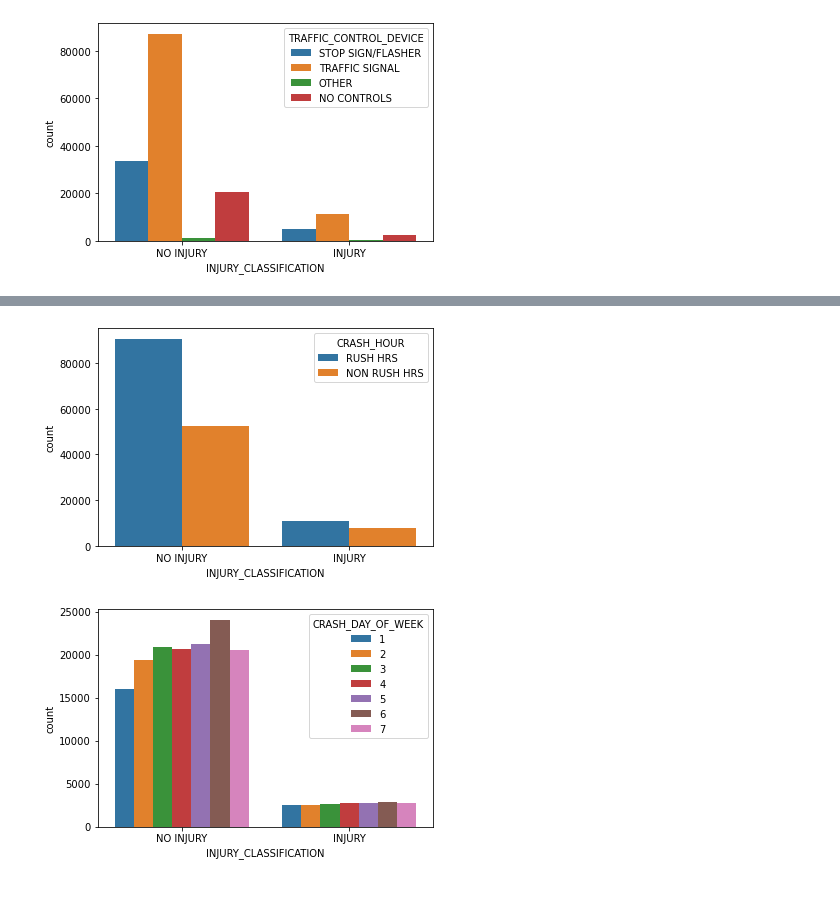
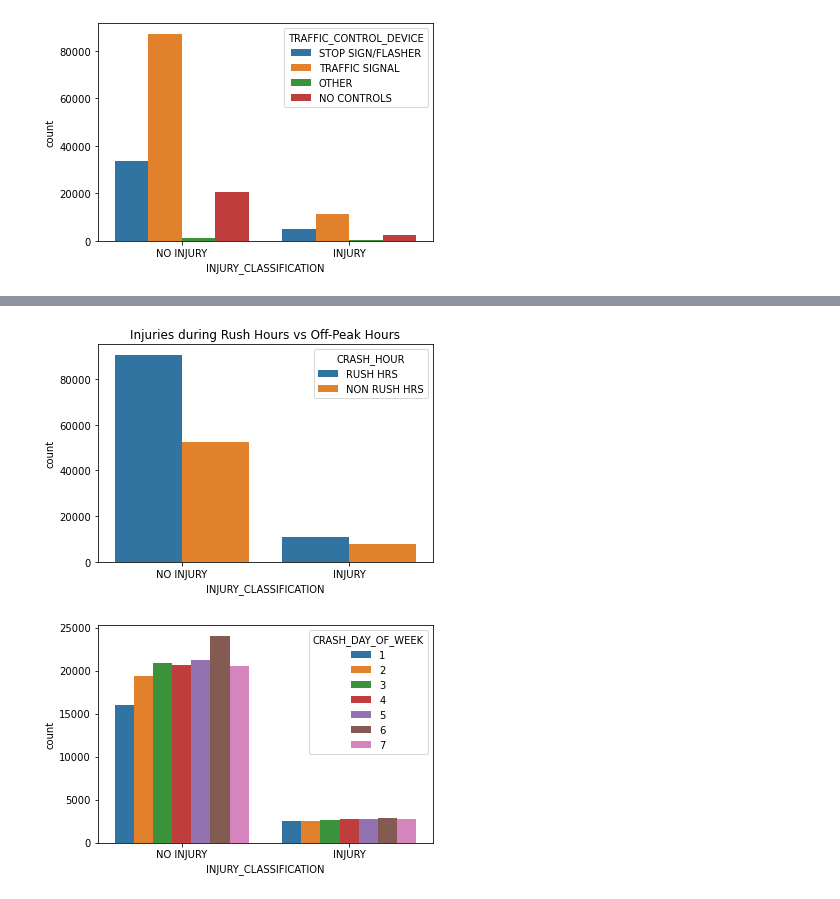
Before and after one commit to jojodeleon/Chicago_car_crashes, a Jupyter notebook: EDAVisuals.ipynb, the cells around one changed output, grey strips where cells are left out. Saved outputs shown, nothing was run; the diff lists cells and outputs as text; code cells hidden in the pictures.

```diff
--- a/EDAVisuals.ipynb
+++ b/EDAVisuals.ipynb
@@ -304,7 +334,7 @@ sns.countplot(x='INJURY_CLASSIFICATION', hue='SEX', data=all_df);
 # %%
-sns.countplot(x='INJURY_CLASSIFICATION', hue='CRASH_HOUR', data=all_df);
+sns.countplot(x='INJURY_CLASSIFICATION', hue='CRASH_HOUR', data=all_df).set(title='Injuries during Rush Hours vs Off-Peak Hours');
 # %% [output]
-[figure, old version]
+[figure, new version]
 # %%
 #SUNDAY=1
 sns.countplot(x='INJURY_CLASSIFICATION', hue='CRASH_DAY_OF_WEEK', data=all_df);
```
Also changed, not shown: parts of 9 cells of this notebook, 3 other files.
